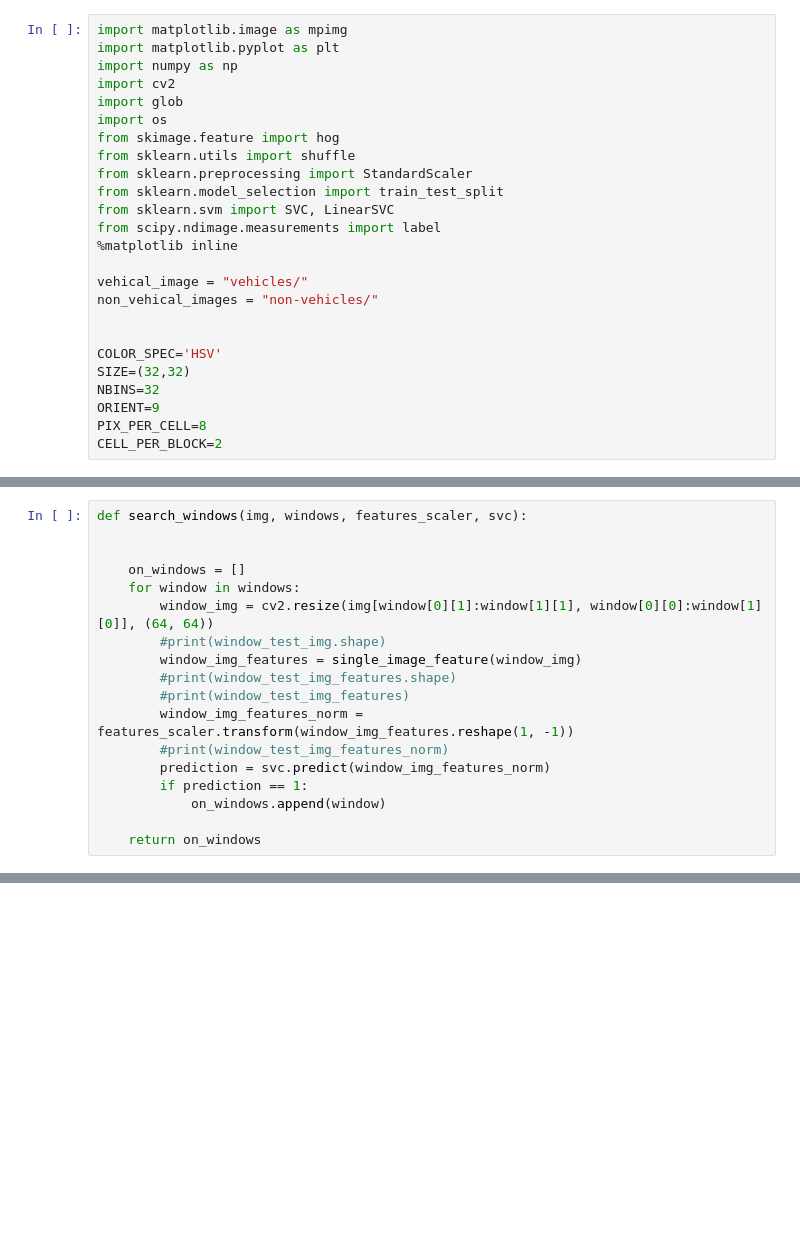
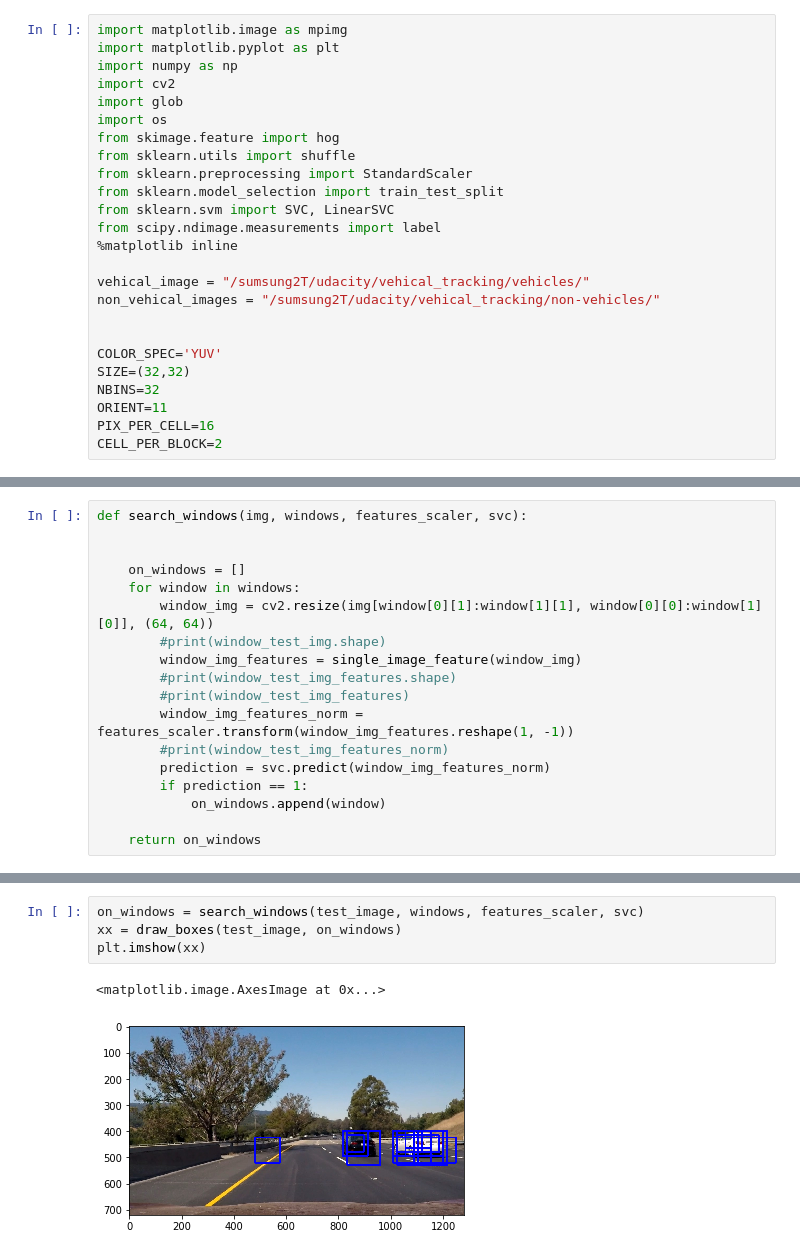
Before and after one commit to prateekagrawal06/vehicle-detection-and-tracking, a Jupyter notebook: main.ipynb, the cells around one changed output, grey strips where cells are left out. Drawn from its saved outputs; the diff is of its cells as text; blank space fills up the shorter version.

```diff
--- a/main.ipynb
+++ b/main.ipynb
@@ -13,15 +13,15 @@ from sklearn.svm import SVC, LinearSVC
 from scipy.ndimage.measurements import label
 %matplotlib inline
 
-vehical_image = "vehicles/"
-non_vehical_images = "non-vehicles/"
+vehical_image = "/sumsung2T/udacity/vehical_tracking/vehicles/"
+non_vehical_images = "/sumsung2T/udacity/vehical_tracking/non-vehicles/"
 
 
-COLOR_SPEC='HSV'
+COLOR_SPEC='YUV'
 SIZE=(32,32)
 NBINS=32
-ORIENT=9
-PIX_PER_CELL=8
+ORIENT=11
+PIX_PER_CELL=16
 CELL_PER_BLOCK=2
 # %%
 #function to compute color histogram features
@@ -328,0 +342,7 @@ Read all the frames...exiting
+# %%
+on_windows = search_windows(test_image, windows, features_scaler, svc)
+xx = draw_boxes(test_image, on_windows)
+plt.imshow(xx)
+# %% [output]
+<matplotlib.image.AxesImage at 0x...>
+[figure, added]
```
Also changed, not shown: parts of 7 cells of this notebook.
